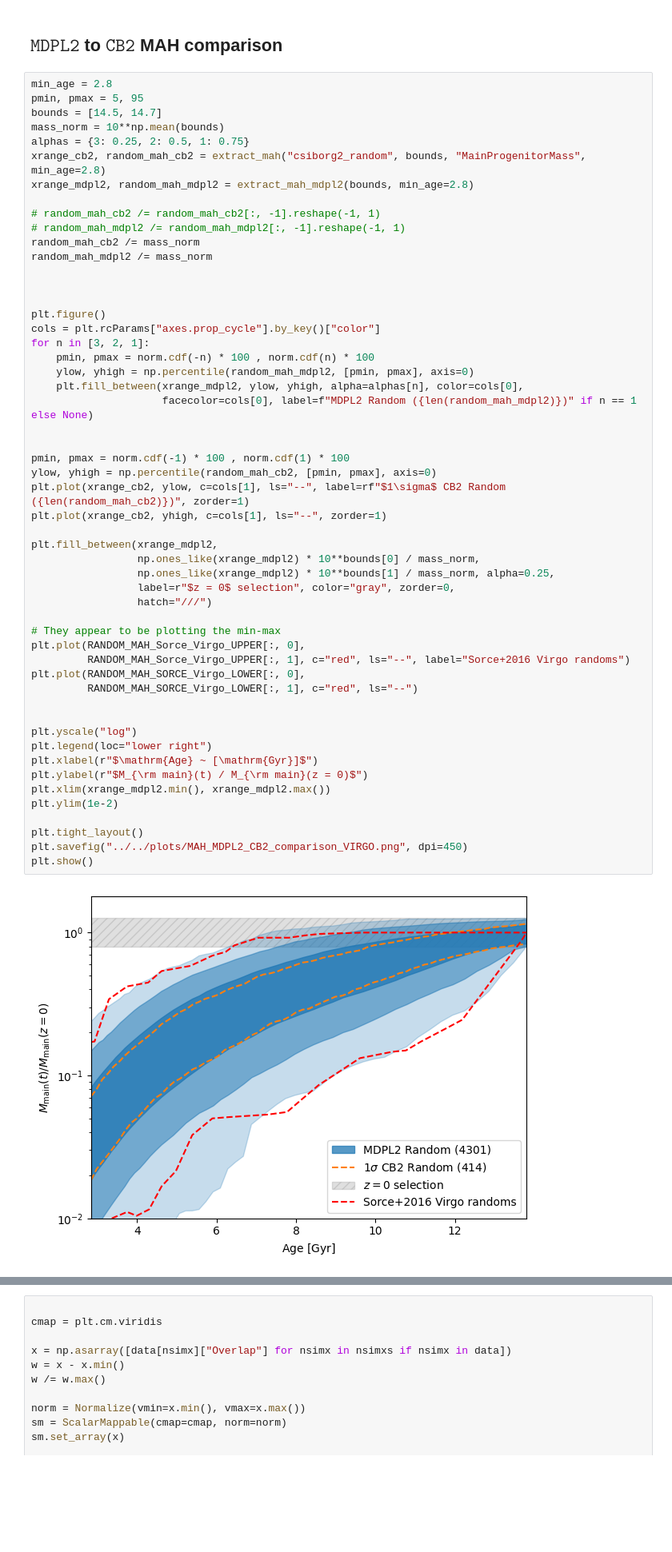
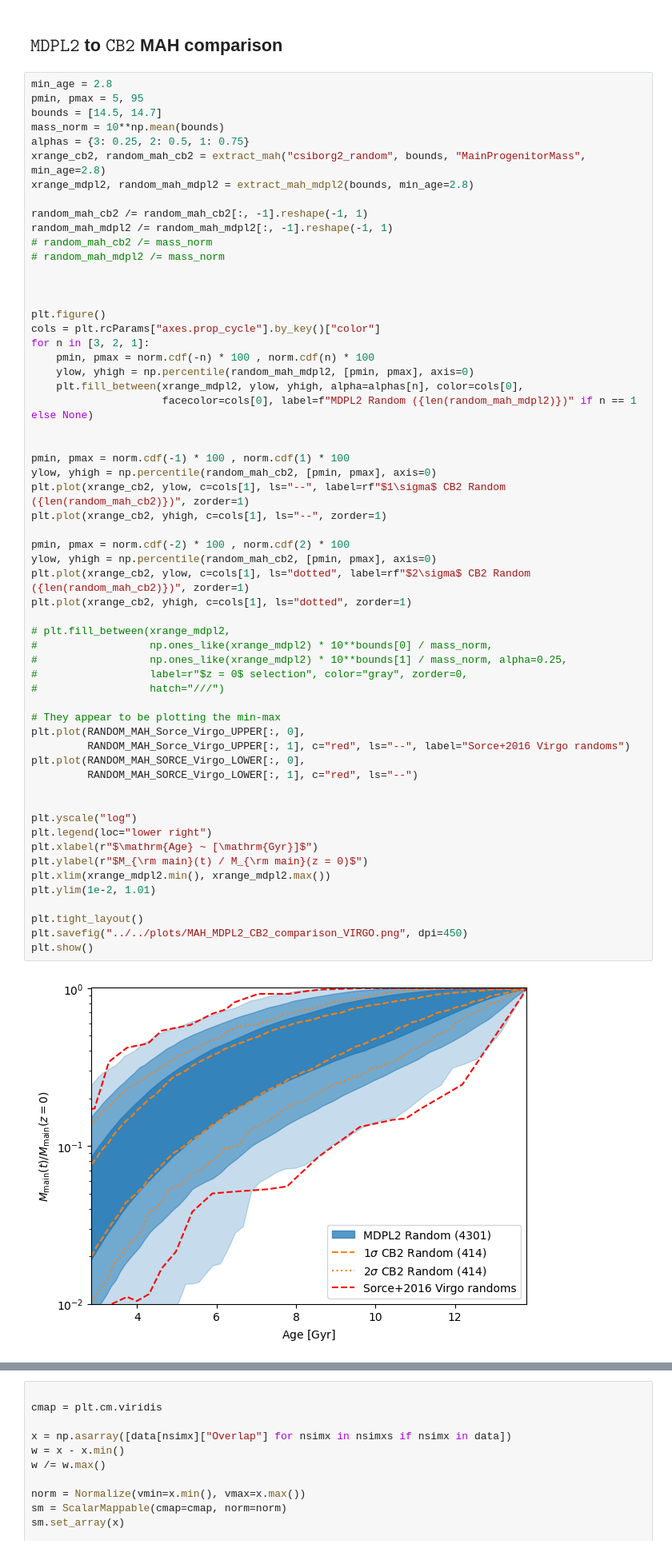
Before and after one commit to Richard-Sti/csiborgtools, a Jupyter notebook: notebooks/MAH/mah.ipynb, the cells around one changed output, grey strips where cells are left out. Shown: that part at 80% size. Saved outputs shown, nothing was run; the diff lists cells and outputs as text; blank space fills up the shorter version.

```diff
--- a/notebooks/MAH/mah.ipynb
+++ b/notebooks/MAH/mah.ipynb
@@ -27,10 +25,10 @@ alphas = {3: 0.25, 2: 0.5, 1: 0.75}
 xrange_cb2, random_mah_cb2 = extract_mah("csiborg2_random", bounds, "MainProgenitorMass", min_age=2.8)
 xrange_mdpl2, random_mah_mdpl2 = extract_mah_mdpl2(bounds, min_age=2.8)
 
-# random_mah_cb2 /= random_mah_cb2[:, -1].reshape(-1, 1)
-# random_mah_mdpl2 /= random_mah_mdpl2[:, -1].reshape(-1, 1)
-random_mah_cb2 /= mass_norm
-random_mah_mdpl2 /= mass_norm
+random_mah_cb2 /= random_mah_cb2[:, -1].reshape(-1, 1)
+random_mah_mdpl2 /= random_mah_mdpl2[:, -1].reshape(-1, 1)
+# random_mah_cb2 /= mass_norm
+# random_mah_mdpl2 /= mass_norm
 
 
 
@@ -39,37 +37,42 @@ cols = plt.rcParams["axes.prop_cycle"].by_key()["color"]
 for n in [3, 2, 1]:
     pmin, pmax = norm.cdf(-n) * 100 , norm.cdf(n) * 100
     ylow, yhigh = np.percentile(random_mah_mdpl2, [pmin, pmax], axis=0)
     plt.fill_between(xrange_mdpl2, ylow, yhigh, alpha=alphas[n], color=cols[0],
                      facecolor=cols[0], label=f"MDPL2 Random ({len(random_mah_mdpl2)})" if n == 1 else None)
 
 
 pmin, pmax = norm.cdf(-1) * 100 , norm.cdf(1) * 100
 ylow, yhigh = np.percentile(random_mah_cb2, [pmin, pmax], axis=0)
 plt.plot(xrange_cb2, ylow, c=cols[1], ls="--", label=rf"$1\sigma$ CB2 Random ({len(random_mah_cb2)})", zorder=1)
 plt.plot(xrange_cb2, yhigh, c=cols[1], ls="--", zorder=1)
 
-plt.fill_between(xrange_mdpl2,
-                 np.ones_like(xrange_mdpl2) * 10**bounds[0] / mass_norm,
-                 np.ones_like(xrange_mdpl2) * 10**bounds[1] / mass_norm, alpha=0.25,
-                 label=r"$z = 0$ selection", color="gray", zorder=0,
-                 hatch="///")
+pmin, pmax = norm.cdf(-2) * 100 , norm.cdf(2) * 100
+ylow, yhigh = np.percentile(random_mah_cb2, [pmin, pmax], axis=0)
+plt.plot(xrange_cb2, ylow, c=cols[1], ls="dotted", label=rf"$2\sigma$ CB2 Random ({len(random_mah_cb2)})", zorder=1)
+plt.plot(xrange_cb2, yhigh, c=cols[1], ls="dotted", zorder=1)
+
+# plt.fill_between(xrange_mdpl2,
+#                  np.ones_like(xrange_mdpl2) * 10**bounds[0] / mass_norm,
+#                  np.ones_like(xrange_mdpl2) * 10**bounds[1] / mass_norm, alpha=0.25,
+#                  label=r"$z = 0$ selection", color="gray", zorder=0,
+#                  hatch="///")
 
 # They appear to be plotting the min-max
 plt.plot(RANDOM_MAH_Sorce_Virgo_UPPER[:, 0],
          RANDOM_MAH_Sorce_Virgo_UPPER[:, 1], c="red", ls="--", label="Sorce+2016 Virgo randoms")
 plt.plot(RANDOM_MAH_SORCE_Virgo_LOWER[:, 0],
          RANDOM_MAH_SORCE_Virgo_LOWER[:, 1], c="red", ls="--")
 
 
 plt.yscale("log")
 plt.legend(loc="lower right")
 plt.xlabel(r"$\mathrm{Age} ~ [\mathrm{Gyr}]$")
 plt.ylabel(r"$M_{\rm main}(t) / M_{\rm main}(z = 0)$")
 plt.xlim(xrange_mdpl2.min(), xrange_mdpl2.max())
-plt.ylim(1e-2)
+plt.ylim(1e-2, 1.01)
 
 plt.tight_layout()
 plt.savefig("../../plots/MAH_MDPL2_CB2_comparison_VIRGO.png", dpi=450)
 plt.show()
 # %% [output]
-[figure, old version]
+[figure, new version]
```
Also changed, not shown: parts of 16 cells of this notebook.
